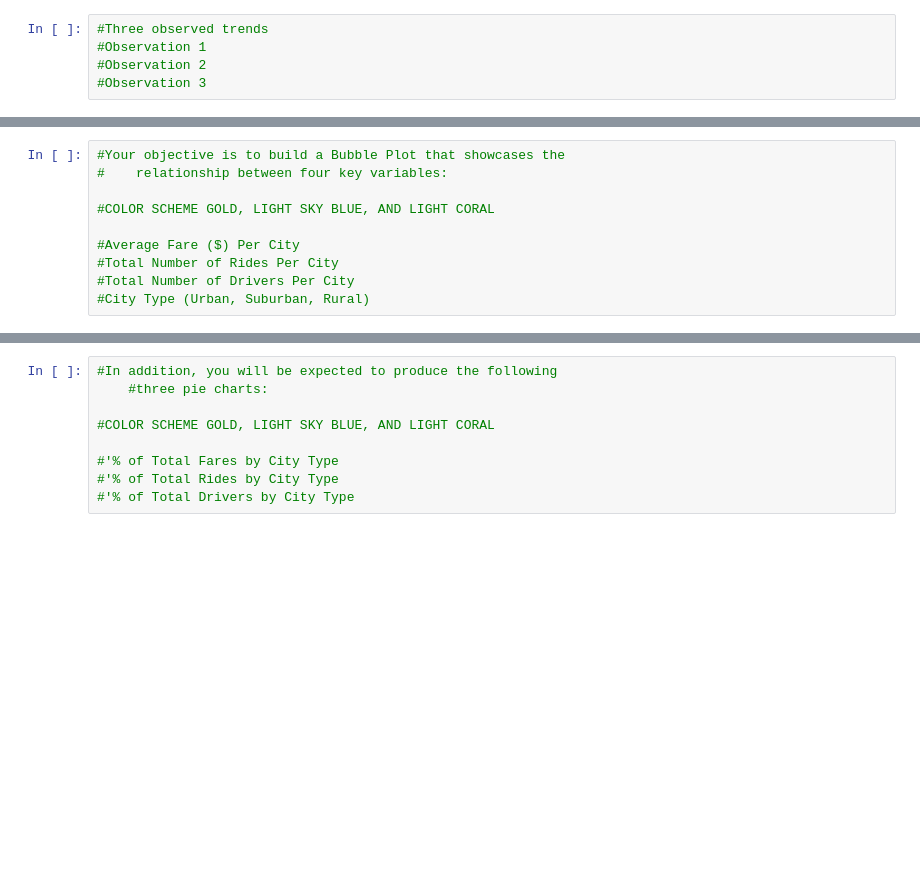
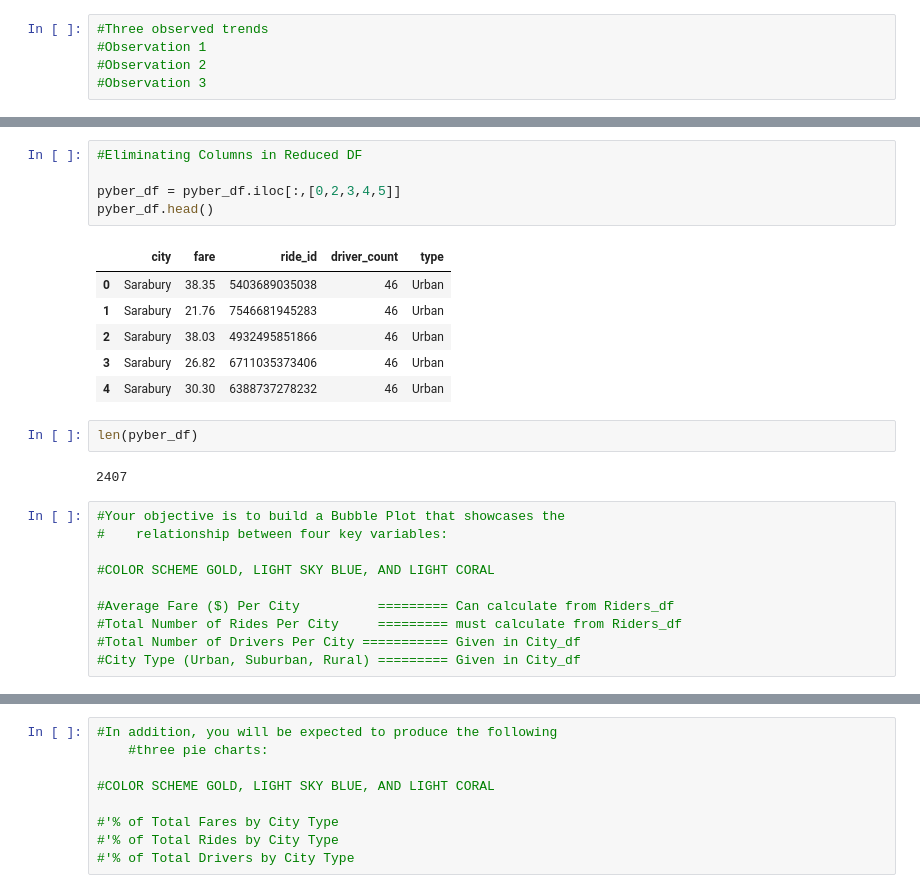
Before and after one commit to newlancealot/python-challenge, a Jupyter notebook: Pyber_Newbolt.ipynb, the cells around one changed output, grey strips where cells are left out. Saved outputs shown, nothing was run; the diff lists cells and outputs as text; blank space fills up the shorter version.

```diff
--- a/Pyber_Newbolt.ipynb
+++ b/Pyber_Newbolt.ipynb
@@ -20,11 +54,27 @@ pyber_df.head()
+# %%
+#Eliminating Columns in Reduced DF
+
+pyber_df = pyber_df.iloc[:,[0,2,3,4,5]]
+pyber_df.head()
+# %% [output]
+|  | city | fare | ride_id | driver_count | type |
+| 0 | Sarabury | 38.35 | 5403689035038 | 46 | Urban |
+| 1 | Sarabury | 21.76 | 7546681945283 | 46 | Urban |
+| 2 | Sarabury | 38.03 | 4932495851866 | 46 | Urban |
+| 3 | Sarabury | 26.82 | 6711035373406 | 46 | Urban |
+| 4 | Sarabury | 30.30 | 6388737278232 | 46 | Urban |
+# %%
+len(pyber_df)
+# %% [output]
+2407
 # %%
 #Your objective is to build a Bubble Plot that showcases the
 #    relationship between four key variables:
 
 #COLOR SCHEME GOLD, LIGHT SKY BLUE, AND LIGHT CORAL
 
-#Average Fare ($) Per City
-#Total Number of Rides Per City
-#Total Number of Drivers Per City
-#City Type (Urban, Suburban, Rural)
+#Average Fare ($) Per City          ========= Can calculate from Riders_df
+#Total Number of Rides Per City     ========= must calculate from Riders_df
+#Total Number of Drivers Per City =========== Given in City_df
+#City Type (Urban, Suburban, Rural) ========= Given in City_df
 # %%
```
Also changed, not shown: parts of 24 cells of this notebook.
